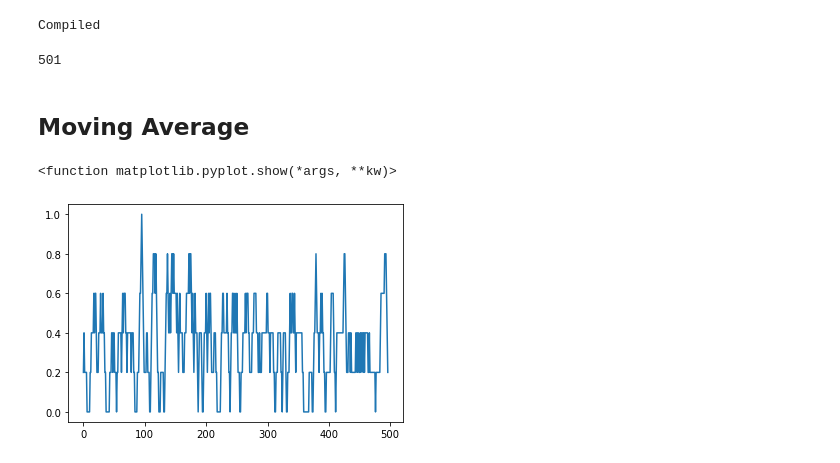
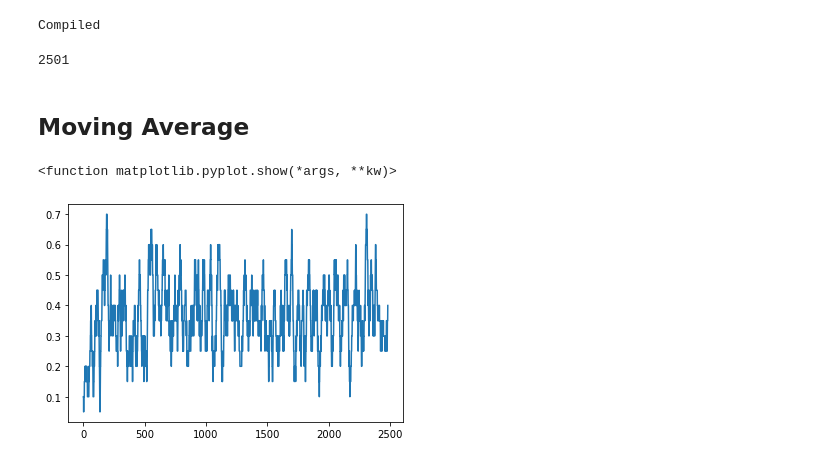
Before and after one commit to usmand19/RLFinalProject, a Jupyter notebook: Mancala/dqn_train.ipynb, the cells around one changed output. Drawn from its saved outputs; the diff is of its cells as text; code cells hidden in the pictures.

```diff
--- a/Mancala/dqn_train.ipynb
+++ b/Mancala/dqn_train.ipynb
@@ -236,7 +236,7 @@ def sparse_reward(game, idx):
         reward = -10
     return(next_state, reward, done, win)
 
-def keep_ahead_reward(game):
+def keep_ahead_reward(game, idx):
     done = game.over()
     next_state = np.array(game.board())
     dqn_score, agent_score = game.score()
@@ -252,7 +252,7 @@ def keep_ahead_reward(game):
 
     return(next_state, reward, done, win)
 
-def dont_fall_behind_reward(game):
+def dont_fall_behind_reward(game, idx):
     done = game.over()
     next_state = np.array(game.board())
     dqn_score, agent_score = game.score()
@@ -303,13 +303,14 @@ def dqn(n_episodes= 100, max_t = 1000, eps_start=0.4, eps_end = 0.01,
             action = agent.act(state,eps) # Select an action
             ''' TAKING AN ACTION '''
             game.move(action) # Take the action on the Game board
-            next_state, reward, done, win = sparse_reward(game, i_episode) # Get next state, reward and if game is done as result of action
+            game._player_one = False
+            game.move(opponent._move(game))
+            game._player_one = True
+            next_state, reward, done, win = dont_fall_behind_reward(game, i_episode) # Get next state, reward and if game is done as result of action
             #next_state, reward, done, win = keep_ahead_reward(game)
             agent.step(state,action,reward,next_state,done)
 
-            game._player_one = False
-            game.move(opponent._move(game))
-            game._player_one = True
+
 
 
             ## above step decides whether we will train(learn) the network
@@ -349,23 +350,23 @@ print("Compiled")
 # %% [output]
 Compiled
 # %%
-N_EPISDOES = 500
+N_EPISDOES = 2500
 scores = dqn(n_episodes = N_EPISDOES)
 len(scores)
 # %% [output]
-501
+2501
 # %% [markdown]
 ## Moving Average
 # %%
 def moving_average(x, w):
     return np.convolve(x, np.ones(w), 'valid') / w
 
-avg = moving_average(scores[:,1], 5)
+avg = moving_average(scores[:,1], 20)
 
 plt.plot(avg)
 plt.show
 # %% [output]
 <function matplotlib.pyplot.show(*args, **kw)>
-[figure, old version]
+[figure, new version]
 # %%
 print("Finished")
```
Also changed, not shown: 2 other files.
